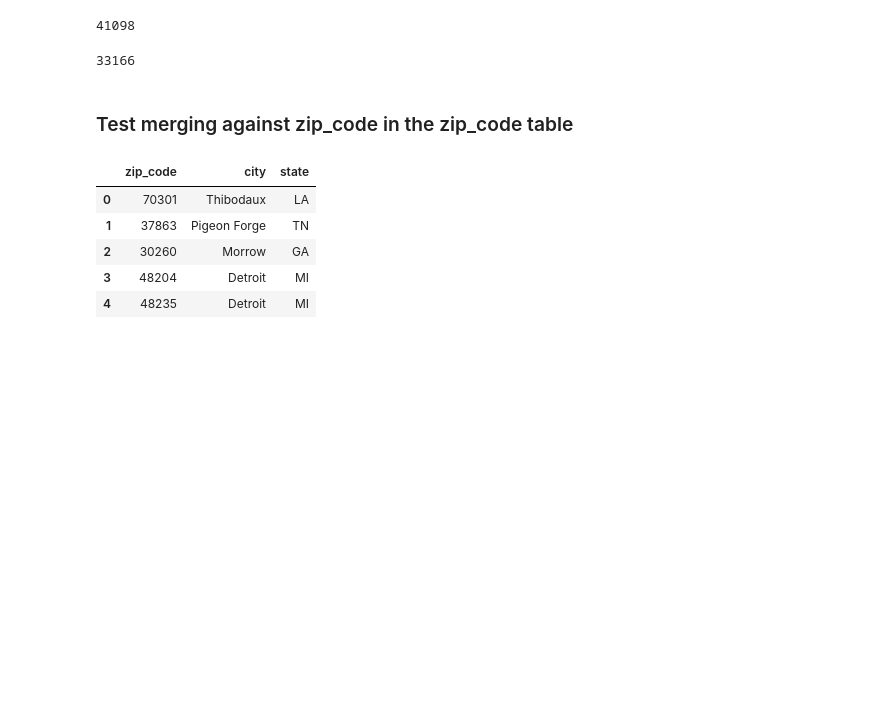
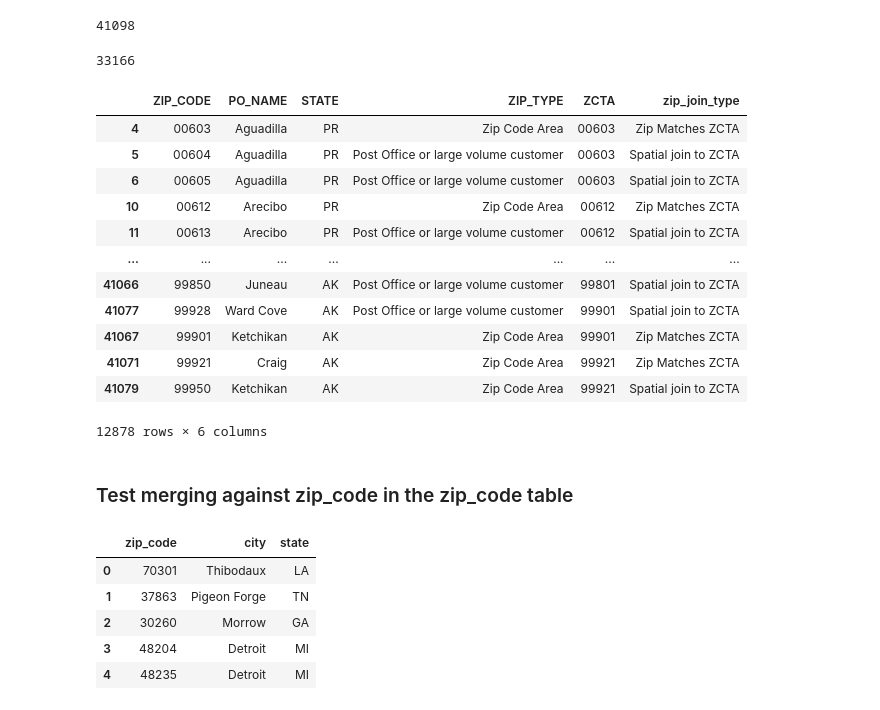
Before and after one commit to poojaisabelle/ETL-Project, a Jupyter notebook: 02_transform_zip_zcta/02_transform_zip_zcta_tracey_kat.ipynb, the cells around one changed output. Cells and saved outputs as stored; diff of their text form; code cells hidden in the pictures; blank space fills up the shorter version.

```diff
--- a/02_transform_zip_zcta/02_transform_zip_zcta_tracey_kat.ipynb
+++ b/02_transform_zip_zcta/02_transform_zip_zcta_tracey_kat.ipynb
@@ -91,6 +91,23 @@ zip_to_zcta_df['ZIP_CODE'].nunique()
 zip_to_zcta_df['ZCTA'].nunique()
 # %% [output]
 33166
+# %%
+duplicate_zcta_rows = zip_to_zcta_df[zip_to_zcta_df.duplicated(subset=["ZCTA"], keep=False)].sort_values(by="ZCTA")
+duplicate_zcta_rows
+# %% [output]
+|  | ZIP_CODE | PO_NAME | STATE | ZIP_TYPE | ZCTA | zip_join_type |
+| 4 | 00603 | Aguadilla | PR | Zip Code Area | 00603 | Zip Matches ZCTA |
+| 5 | 00604 | Aguadilla | PR | Post Office or large volume customer | 00603 | Spatial join to ZCTA |
+| 6 | 00605 | Aguadilla | PR | Post Office or large volume customer | 00603 | Spatial join to ZCTA |
+| 10 | 00612 | Arecibo | PR | Zip Code Area | 00612 | Zip Matches ZCTA |
+| 11 | 00613 | Arecibo | PR | Post Office or large volume customer | 00612 | Spatial join to ZCTA |
+| ... | ... | ... | ... | ... | ... | ... |
+| 41066 | 99850 | Juneau | AK | Post Office or large volume customer | 99801 | Spatial join to ZCTA |
+| 41077 | 99928 | Ward Cove | AK | Post Office or large volume customer | 99901 | Spatial join to ZCTA |
+| 41067 | 99901 | Ketchikan | AK | Zip Code Area | 99901 | Zip Matches ZCTA |
+| 41071 | 99921 | Craig | AK | Zip Code Area | 99921 | Zip Matches ZCTA |
+| 41079 | 99950 | Ketchikan | AK | Zip Code Area | 99921 | Spatial join to ZCTA |
+12878 rows × 6 columns
 # %% [markdown]
 ### Test merging against zip_code in the zip_code table
 # %%
```
Also changed, not shown: parts of 5 cells of this notebook, 3 other files.
